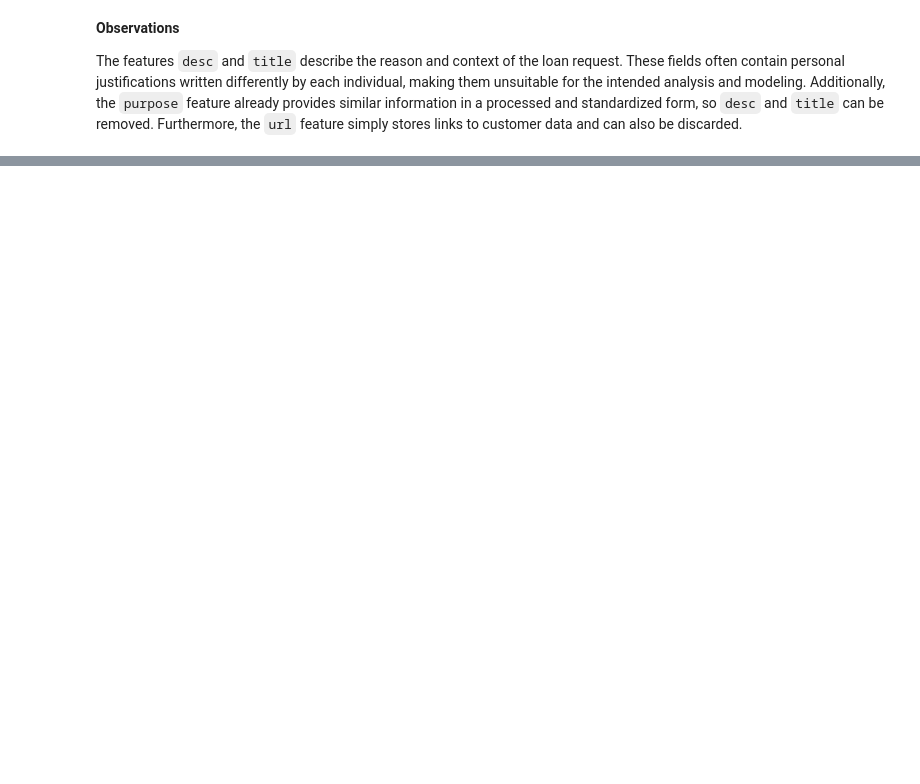
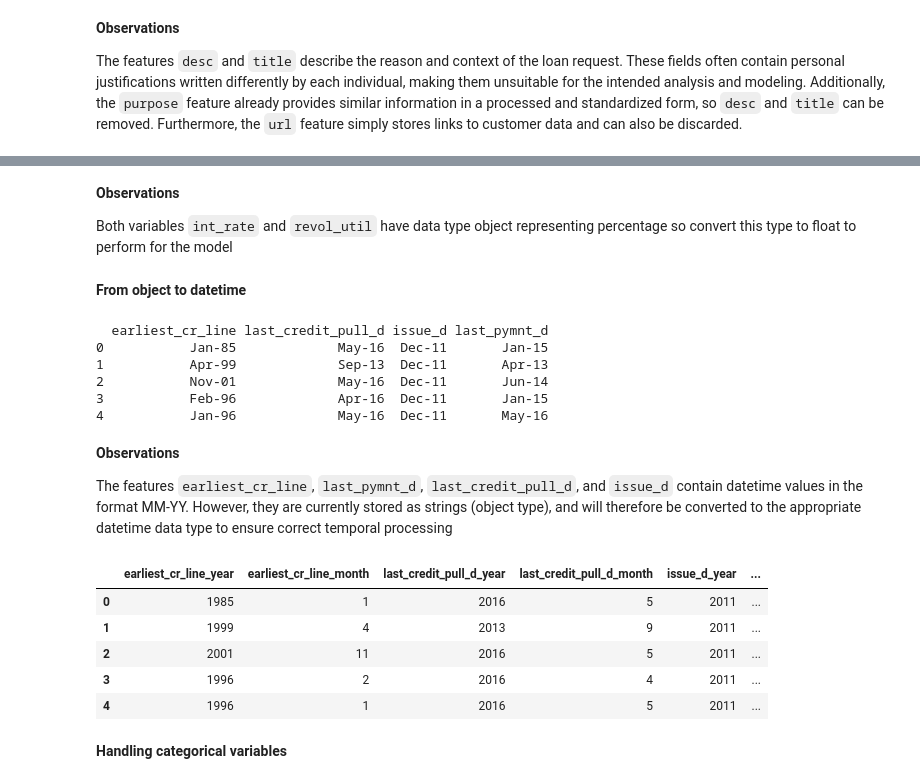
Before and after one commit to ptai21/Loan-Classification, a Jupyter notebook: loan.ipynb, the cells around one changed output, grey strips where cells are left out. Cells and saved outputs as stored; diff of their text form; code cells hidden in the pictures; blank space fills up the shorter version.

```diff
--- a/loan.ipynb
+++ b/loan.ipynb
@@ -243,3 +242,11 @@ Name: count, Length: 39717, dtype: int64
 **Observations**
 
 The features `desc` and `title` describe the reason and context of the loan request. These fields often contain personal justifications written differently by each individual, making them unsuitable for the intended analysis and modeling. Additionally, the `purpose` feature already provides similar information in a processed and standardized form, so `desc` and `title` can be removed. Furthermore, the `url` feature simply stores links to customer data and can also be discarded.
+# %%
+def Data_Cleaning(df, column):
+    df = df.drop(columns=column, axis=1)
+    for c in df.columns:
+        if df[c].nunique() < 2:
+            df = df.drop(columns=c, axis=1)
+    return df
+data = Data_Cleaning(data.copy(),['id', 'member_id', 'desc', 'title', 'url','recoveries','collection_recovery_fee'])
@@ -245,0 +293,49 @@ The features `desc` and `title` describe the reason and context of the loan requ
+# %% [markdown]
+**Observations**
+
+Both variables `int_rate` and `revol_util` have data type object representing percentage so convert this type to float to perform for the model
+# %%
+def convert_percent_to_float(df, columns):
+    for column in columns:
+        df[column] = df[column].str.rstrip('%').astype(float) / 100.0
+    return df
+data = convert_percent_to_float(data, ['int_rate', 'revol_util'])
+# %% [markdown]
+**From object to datetime**
+# %%
+print(data[['earliest_cr_line', 'last_credit_pull_d','issue_d', 'last_pymnt_d']].head())
+# %% [output]
+  earliest_cr_line last_credit_pull_d issue_d last_pymnt_d
+0           Jan-85             May-16  Dec-11       Jan-15
+1           Apr-99             Sep-13  Dec-11       Apr-13
+2           Nov-01             May-16  Dec-11       Jun-14
+3           Feb-96             Apr-16  Dec-11       Jan-15
+4           Jan-96             May-16  Dec-11       May-16
+# %% [markdown]
+**Observations**
+
+The features `earliest_cr_line`, `last_pymnt_d`, `last_credit_pull_d`, and `issue_d` contain datetime values in the format MM-YY. However, they are currently stored as strings (object type), and will therefore be converted to the appropriate datetime data type to ensure correct temporal processing
+# %%
+def convert_month_year_columns(df, columns):
+    for col in columns:
+        df[col] = pd.to_datetime(df[col], format='%b-%y', errors='coerce')
+        df[col] = df[col].dt.to_period('M')
+        df[f'{col}_year'] = df[col].dt.year
+        df[f'{col}_month'] = df[col].dt.month
+        df = df.drop(columns=[col], axis=1)
+    return df
+cols = ['earliest_cr_line', 'last_credit_pull_d', 'issue_d', 'last_pymnt_d']
+data = convert_month_year_columns(data.copy(), cols)
+data[['earliest_cr_line_year', 'earliest_cr_line_month',
+            'last_credit_pull_d_year', 'last_credit_pull_d_month',
+            'issue_d_year', 'issue_d_month',
+            'last_pymnt_d_year', 'last_pymnt_d_month']].head()
+# %% [output]
+|  | earliest_cr_line_year | earliest_cr_line_month | last_credit_pull_d_year | last_credit_pull_d_month | issue_d_year | ... |
+| 0 | 1985 | 1 | 2016 | 5 | 2011 | ... |
+| 1 | 1999 | 4 | 2013 | 9 | 2011 | ... |
+| 2 | 2001 | 11 | 2016 | 5 | 2011 | ... |
+| 3 | 1996 | 2 | 2016 | 4 | 2011 | ... |
+| 4 | 1996 | 1 | 2016 | 5 | 2011 | ... |
+# %% [markdown]
+**Handling categorical variables**
```
Also changed, not shown: parts of 5 cells of this notebook.
